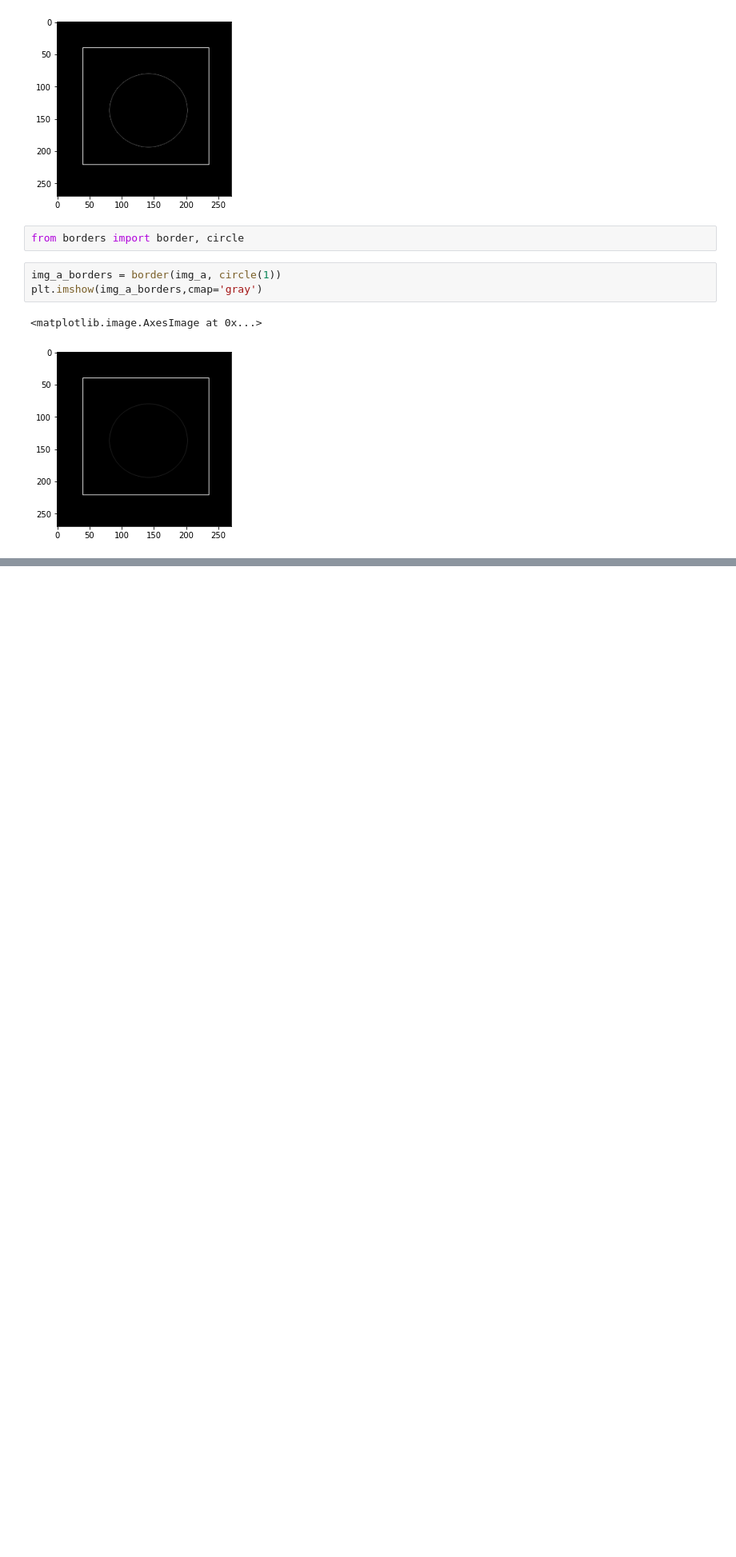
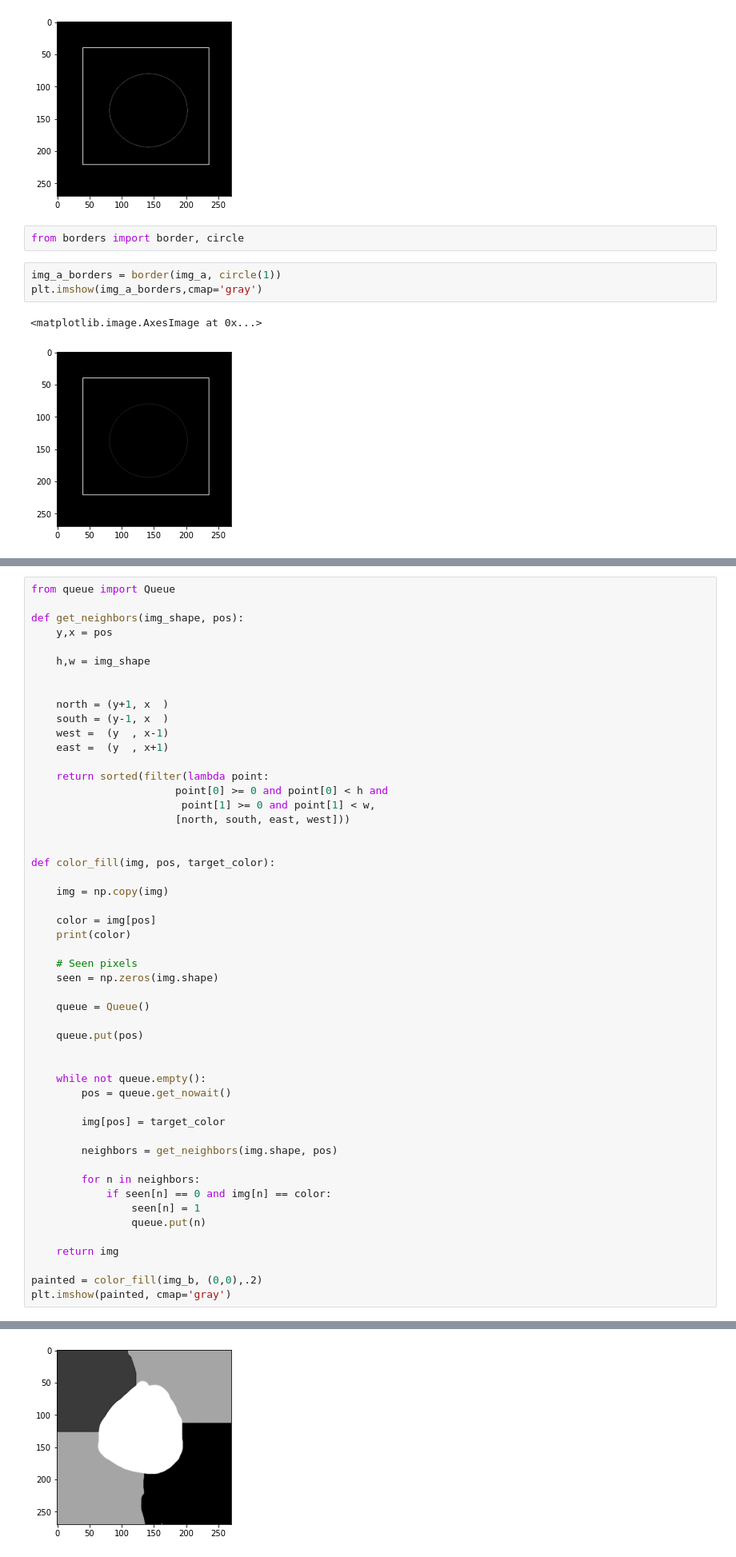
Before and after one commit to PaPablo/curso-imagenes-lci, a Jupyter notebook: clase-11/segmentacion.ipynb, the cells around one changed output, grey strips where cells are left out. Shown at 80% size. Drawn from its saved outputs; the diff is of its cells as text; blank space fills up the shorter version.

```diff
--- a/clase-11/segmentacion.ipynb
+++ b/clase-11/segmentacion.ipynb
@@ -252,0 +255,52 @@ plt.imshow(img_a_borders,cmap='gray')
+# %%
+from queue import Queue
+
+def get_neighbors(img_shape, pos):
+    y,x = pos
+
+    h,w = img_shape
+
+
+    north = (y+1, x  )
+    south = (y-1, x  )
+    west =  (y  , x-1)
+    east =  (y  , x+1)
+
+    return sorted(filter(lambda point:
+                       point[0] >= 0 and point[0] < h and
+                        point[1] >= 0 and point[1] < w,
+                       [north, south, east, west]))
+
+
+def color_fill(img, pos, target_color):
+
+    img = np.copy(img)
+
+    color = img[pos]
+    print(color)
+
+    # Seen pixels
+    seen = np.zeros(img.shape)
+
+    queue = Queue()
+
+    queue.put(pos)
+
+
+    while not queue.empty():
+        pos = queue.get_nowait()
+
+        img[pos] = target_color
+
+        neighbors = get_neighbors(img.shape, pos)
+
+        for n in neighbors:
+            if seen[n] == 0 and img[n] == color:
+                seen[n] = 1
+                queue.put(n)
+
+    return img
+
+painted = color_fill(img_b, (0,0),.2)
+plt.imshow(painted, cmap='gray')
+# %% [output]
@@ -252,0 +309 @@ plt.imshow(img_a_borders,cmap='gray')
+[figure, added]
```
Also changed, not shown: parts of 2 cells of this notebook, 3 other files.
